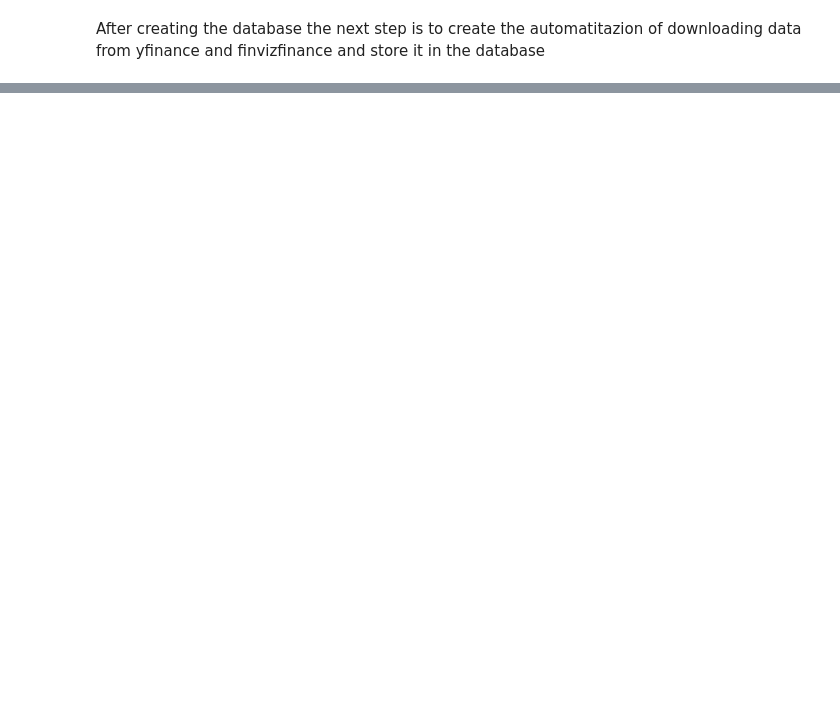
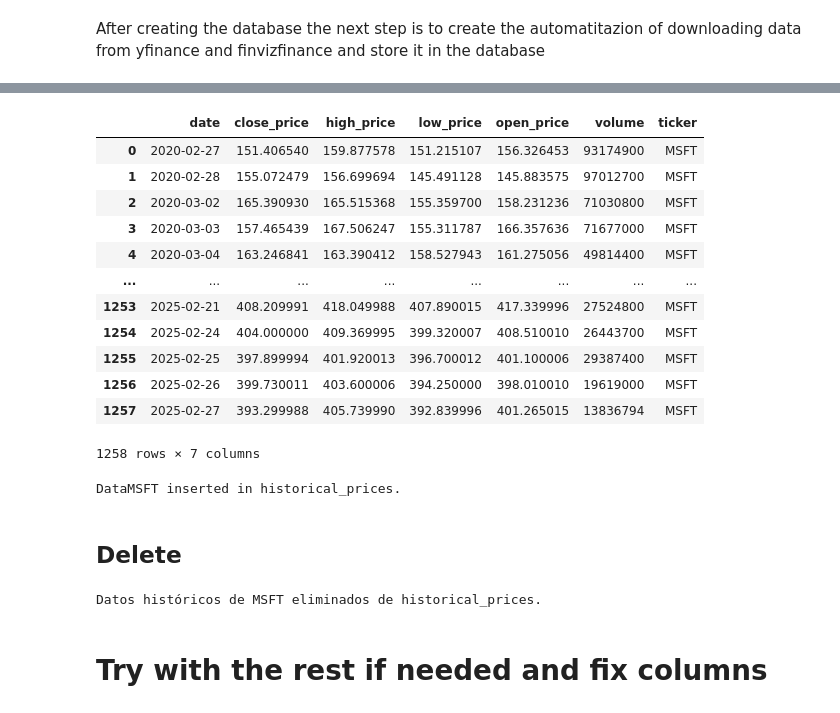
Before and after one commit to jamesrubio23/Portfolio_Advisor, a Jupyter notebook: download_data_to_db.ipynb, the cells around one changed output, grey strips where cells are left out. Saved outputs shown, nothing was run; the diff lists cells and outputs as text; code cells hidden in the pictures; blank space fills up the shorter version.

Commit message:
Inserting creation, but error with data insertion in some functions. Easy to correct by changoing the insert functions

```diff
--- a/download_data_to_db.ipynb
+++ b/download_data_to_db.ipynb
@@ -23,0 +80,10 @@ def connect_db():
+# %%
+## Funxtion needed to eliminate the sublevels and multindex dataframe to insert data coirrectly. For example in Historical prices
+def preprocess_stock_data(stock_data):
+    stock_data.columns = stock_data.columns.droplevel(1)
+
+    stock_data.columns.name = None
+
+    stock_data.index.name = None
+
+    return stock_data
@@ -23,0 +525,2 @@ def connect_db():
+# %%
+ticker ='MSFT'
@@ -24,15 +552,11 @@ def connect_db():
 # %%
-def store_historical_prices(ticker):
-    """Descarga y almacena precios históricos en PostgreSQL."""
-    engine = connect_db()
+engine = connect_db()
 
-    df = yf.download(ticker, period="5y")
+df = yf.download(ticker, period='5y')
 
-    df = df.reset_index()
-    df["ticker"] = ticker
-    df = df.rename(columns={"Date": "date", "Open": "open_price", "High": "high_price",
-                            "Low": "low_price", "Close": "close_price", "Adj Close": "adj_close_price",
-                            "Volume": "volume"})
+df = df.reset_index()
+df["ticker"] = ticker
 
-    df.to_sql("historical_prices", engine, if_exists="append", index=False)
-    print(f"Datos de {ticker} insertados en historical_prices.")
+df = df.rename(columns={"Date": "date", "Open": "open_price", "High": "high_price",
+                        "Low": "low_price", "Close": "close_price",
+                        "Volume": "volume"})
@@ -90,0 +575,31 @@ def store_company_info(ticker):
+# %%
+preprocess_stock_data(df)
+# %% [output]
+|  | date | close_price | high_price | low_price | open_price | volume | ticker |
+| 0 | 2020-02-27 | 151.406540 | 159.877578 | 151.215107 | 156.326453 | 93174900 | MSFT |
+| 1 | 2020-02-28 | 155.072479 | 156.699694 | 145.491128 | 145.883575 | 97012700 | MSFT |
+| 2 | 2020-03-02 | 165.390930 | 165.515368 | 155.359700 | 158.231236 | 71030800 | MSFT |
+| 3 | 2020-03-03 | 157.465439 | 167.506247 | 155.311787 | 166.357636 | 71677000 | MSFT |
+| 4 | 2020-03-04 | 163.246841 | 163.390412 | 158.527943 | 161.275056 | 49814400 | MSFT |
+| ... | ... | ... | ... | ... | ... | ... | ... |
+| 1253 | 2025-02-21 | 408.209991 | 418.049988 | 407.890015 | 417.339996 | 27524800 | MSFT |
+| 1254 | 2025-02-24 | 404.000000 | 409.369995 | 399.320007 | 408.510010 | 26443700 | MSFT |
+| 1255 | 2025-02-25 | 397.899994 | 401.920013 | 396.700012 | 401.100006 | 29387400 | MSFT |
+| 1256 | 2025-02-26 | 399.730011 | 403.600006 | 394.250000 | 398.010010 | 19619000 | MSFT |
+| 1257 | 2025-02-27 | 393.299988 | 405.739990 | 392.839996 | 401.265015 | 13836794 | MSFT |
+1258 rows × 7 columns
+# %%
+df.to_sql("historical_prices", engine, if_exists="append", index=False)
+
+
+print(f"Data{ticker} inserted in historical_prices.")
+# %% [output]
+DataMSFT inserted in historical_prices.
+# %% [markdown]
+## Delete
+# %%
+delete_historical_prices(ticker)
+# %% [output]
+Datos históricos de MSFT eliminados de historical_prices.
+# %% [markdown]
+# Try with the rest if needed and fix columns
```
Also changed, not shown: parts of 35 cells of this notebook, 3 other files.
